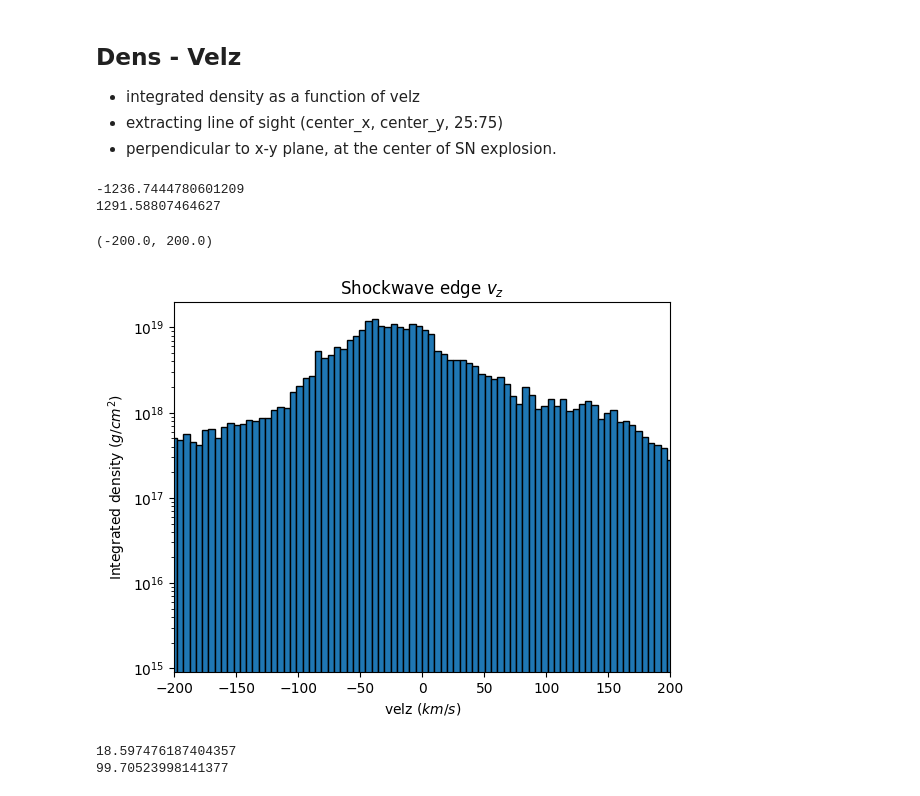
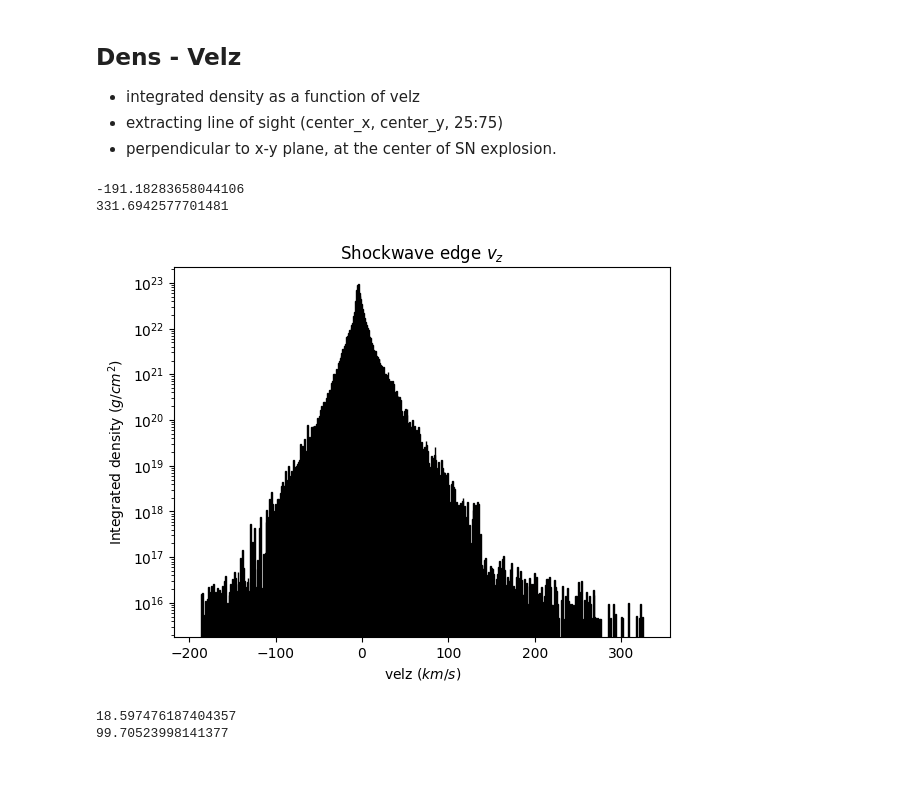
Before and after one commit to Joycelyn-Chen/AstroSegTrack, a Jupyter notebook: analysis/SB230/shockwave_vel.ipynb, the cells around one changed output. Drawn from its saved outputs; the diff is of its cells as text; code cells hidden in the pictures.

```diff
--- a/analysis/SB230/shockwave_vel.ipynb
+++ b/analysis/SB230/shockwave_vel.ipynb
@@ -162,8 +162,8 @@ def normalize4thresholding(arr):
     return ((slice - np.min(slice)) / (np.max(slice) - np.min(slice))) * 255
 # %%
 # read density slice
-lower_b = 30
-upper_b = 60
+lower_b = 0
+upper_b = 100
 input_point = (center_x, center_y)
 mask = np.zeros((100, 100, upper_b - lower_b))
 dilated_stack = np.zeros((100, 100, upper_b - lower_b))
@@ -195,7 +195,7 @@ for current_z in range(upper_b - lower_b):
 
 
     # dilate the binary mask for 3 pixels
-    kernel = np.ones((5, 5), np.uint8)
+    kernel = np.ones((10, 10), np.uint8)
 
     # outside mask
     dilated_mask = cv2.dilate(target_mask, kernel, iterations=1)
@@ -208,12 +208,14 @@ boundary_edge = np.logical_xor(mask, dilated_stack).astype(float)
 velz_roi = np.where(boundary_edge, new_velz[:, :, lower_b:upper_b], np.nan)
 dens_roi = np.where(boundary_edge, new_dens[:, :, lower_b:upper_b], np.nan)
 
-plt.plot(velz_roi[:, center_y, current_z].T)
+# plt.plot(velz_roi[:, center_y, 25].T)
+plt.imshow(velz_roi[:, :, center_z].T[::], cmap='RdBu_r', aspect='auto',
+                norm=colors.SymLogNorm(linthresh=1, vmin=-200, vmax=200))
+plt.colorbar()
 
-
-plt.title('Velocity Z')
-plt.xlabel('Y')
-plt.ylabel('$v_z$ (km/s)')
-# plt.savefig(f'../expanding_velocity/{time_Myr}/LOS_velz_y_{center_x}.png')
+plt.title('$v_z$ (km/s)')
+plt.xlabel('X')
+plt.ylabel('Y')
+# plt.savefig(f'graphs/{time_Myr}/ringed_velz_{center_z}.png')
 plt.show()
 # %% [output]
@@ -221,16 +223,18 @@ plt.show()
 # %%
-# organized the ring mask coordinates into dictionary, once slice per record
+# organized the ring mask coordinates into dictionary, one slice per record
 
 ringed_stack = {}
 
 for z in range(upper_b - lower_b):
     ringed_mask = {'coord_x': [], 'coord_y': [],'velz': [], 'dens': []}
-    binary_mask = mask[:, :, z]
+    binary_mask = boundary_edge[:, :, z]
     coords = np.where(binary_mask == 1)
+
+
     # coords = np.column_stack(np.where(binary_mask == 1))
 
-    velz_values = new_velz[coords[0], coords[1], z + lower_b]
-    dens_values = new_dens[coords[0], coords[1], z + lower_b]
+    velz_values = velz_roi[coords[0], coords[1], z + lower_b]
+    dens_values = dens_roi[coords[0], coords[1], z + lower_b]
 
     # print(coords[0].size)
 
@@ -387,38 +396,37 @@ sortidx = np.argsort(LoS_velz)
 sorted_velz = np.array(LoS_velz)[sortidx]
 sorted_dens = np.array(LoS_coldens)[sortidx]
 
 bins = np.linspace(int(sorted_velz.min()), int(sorted_velz.max()), 500)  # 21 bins means 22 edges
 bin_centers = 0.5 * (bins[:-1] + bins[1:])  # Calculate bin centers for plotting
 
 indices = np.digitize(sorted_velz, bins)
 
 binned_densities = np.zeros(len(bins)-1)
 for i in range(1, len(bins)):
     binned_densities[i-1] = sorted_dens[indices == i].sum()
 
 fig, ax = plt.subplots()
 ax.bar(bin_centers, binned_densities, width=np.diff(bins), edgecolor='black', align='center')
 ax.set_xlabel('velz ($km/s$)')
 ax.set_ylabel('Integrated density ($g/cm^2$)')
 ax.set_title('Shockwave edge $v_z$')
 ax.set_yscale('log')
-ax.set_xlim(-200, 200)
+# ax.set_xlim(-200, 200)
 # plt.savefig("LoS.png")
 
 
 # fig, ax = plt.subplots()
 # ax.plot(sorted_velz, sorted_dens, 'k-')
 # ax.set_xlabel('$v_z$')
 # ax.set_ylabel('column density (cm$^{-2}$)')
 # ax.set_xlim(-7.5, 0)
 # # ax.set_yscale('log')
 
 # fig.savefig('dens_velz.png')
 # %% [output]
--1236.7444780601209
-1291.58807464627
+-191.18283658044106
+331.6942577701481
-(-200.0, 200.0)
-[figure, old version]
+[figure, new version]
 # %%
 LoS_velz = new_velz[30, center_y, 25:75].T[::]
 LoS_coldens = new_dens[30, center_y, 25:75].T[::]
```
Also changed, not shown: parts of 8 cells of this notebook.
